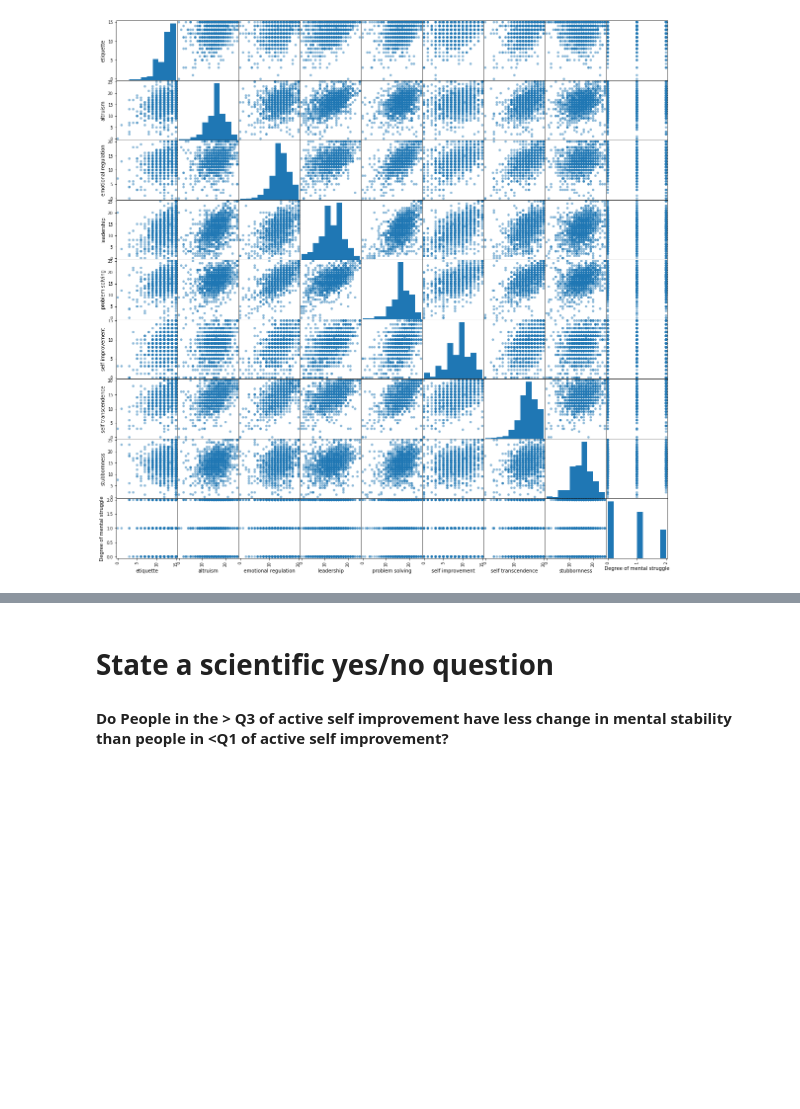
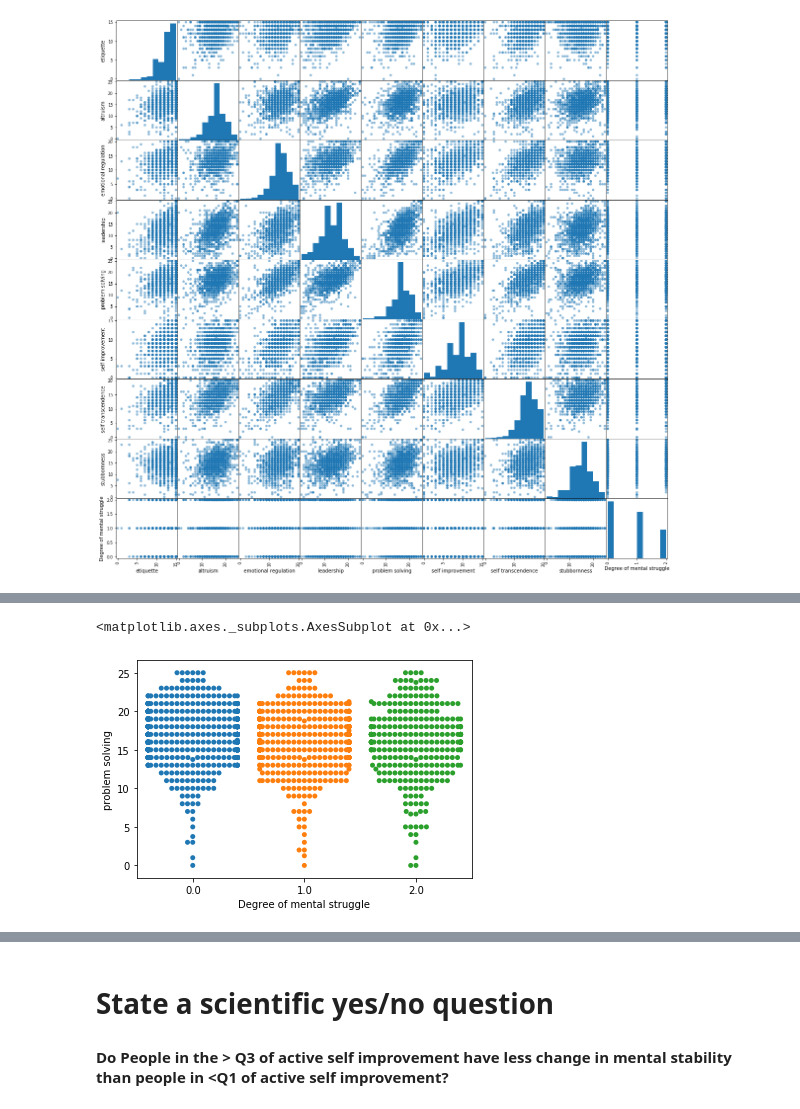
Before and after one commit to josephshanks/JapanEarthquake2011, a Jupyter notebook: S1.ipynb, the cells around one changed output, grey strips where cells are left out. Cells and saved outputs as stored; diff of their text form; code cells hidden in the pictures; blank space fills up the shorter version.

```diff
--- a/S1.ipynb
+++ b/S1.ipynb
@@ -615,0 +613,5 @@ sns.stripplot(data=df_frog,
+# %%
+jitterplot('problem solving')
+# %% [output]
+<matplotlib.axes._subplots.AxesSubplot at 0x...>
+[figure, added]
```
Also changed, not shown: parts of 22 cells of this notebook.
